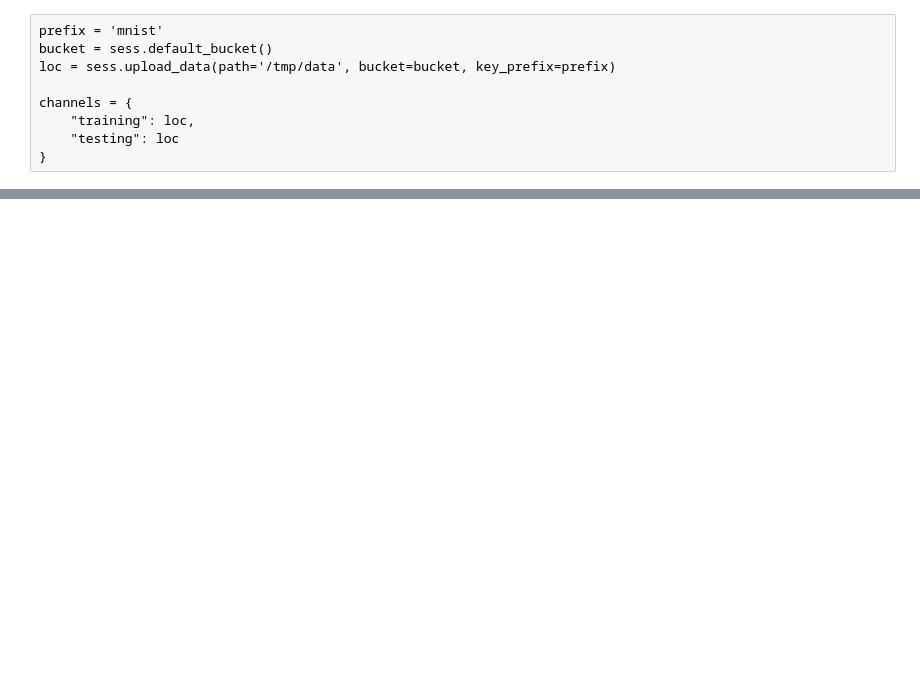
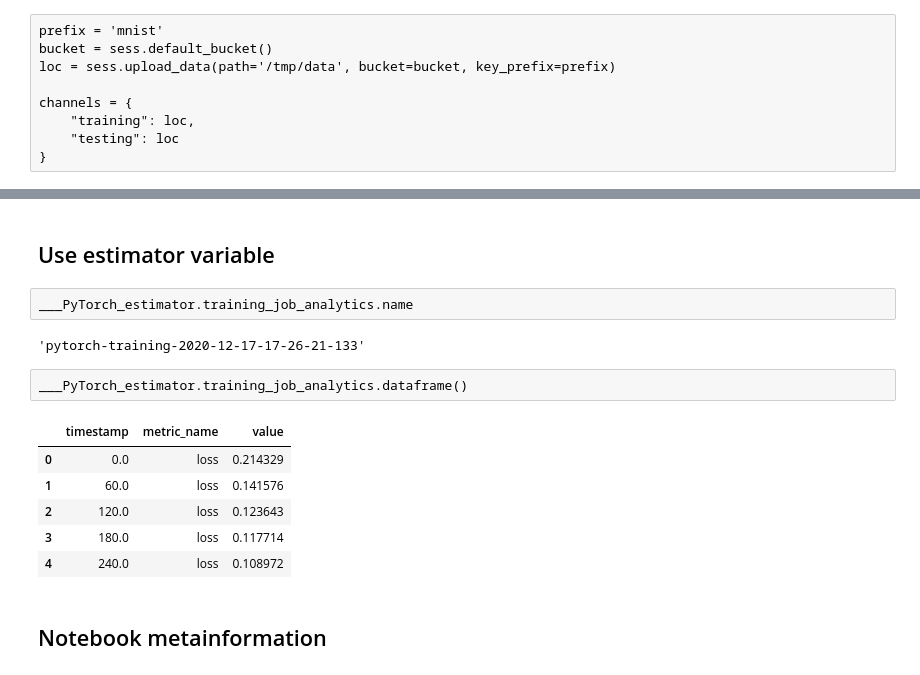
Before and after one commit to aws-samples/sagemaker-studio-notebook-magic-cell, a Jupyter notebook: examples/PyTorch_Magic.ipynb, the cells around one changed output, grey strips where cells are left out. Drawn from its saved outputs; the diff is of its cells as text; blank space fills up the shorter version.

```diff
--- a/examples/PyTorch_Magic.ipynb
+++ b/examples/PyTorch_Magic.ipynb
@@ -437,0 +434,17 @@ Billable seconds: 326
+# %% [markdown]
+## Use estimator variable
+# %%
+___PyTorch_estimator.training_job_analytics.name
+# %% [output]
+'pytorch-training-2020-12-17-17-26-21-133'
+# %%
+___PyTorch_estimator.training_job_analytics.dataframe()
+# %% [output]
+|  | timestamp | metric_name | value |
+| 0 | 0.0 | loss | 0.214329 |
+| 1 | 60.0 | loss | 0.141576 |
+| 2 | 120.0 | loss | 0.123643 |
+| 3 | 180.0 | loss | 0.117714 |
+| 4 | 240.0 | loss | 0.108972 |
+# %% [markdown]
+## Notebook metainformation
```
Also changed, not shown: parts of 22 cells of this notebook, 15 other files.
